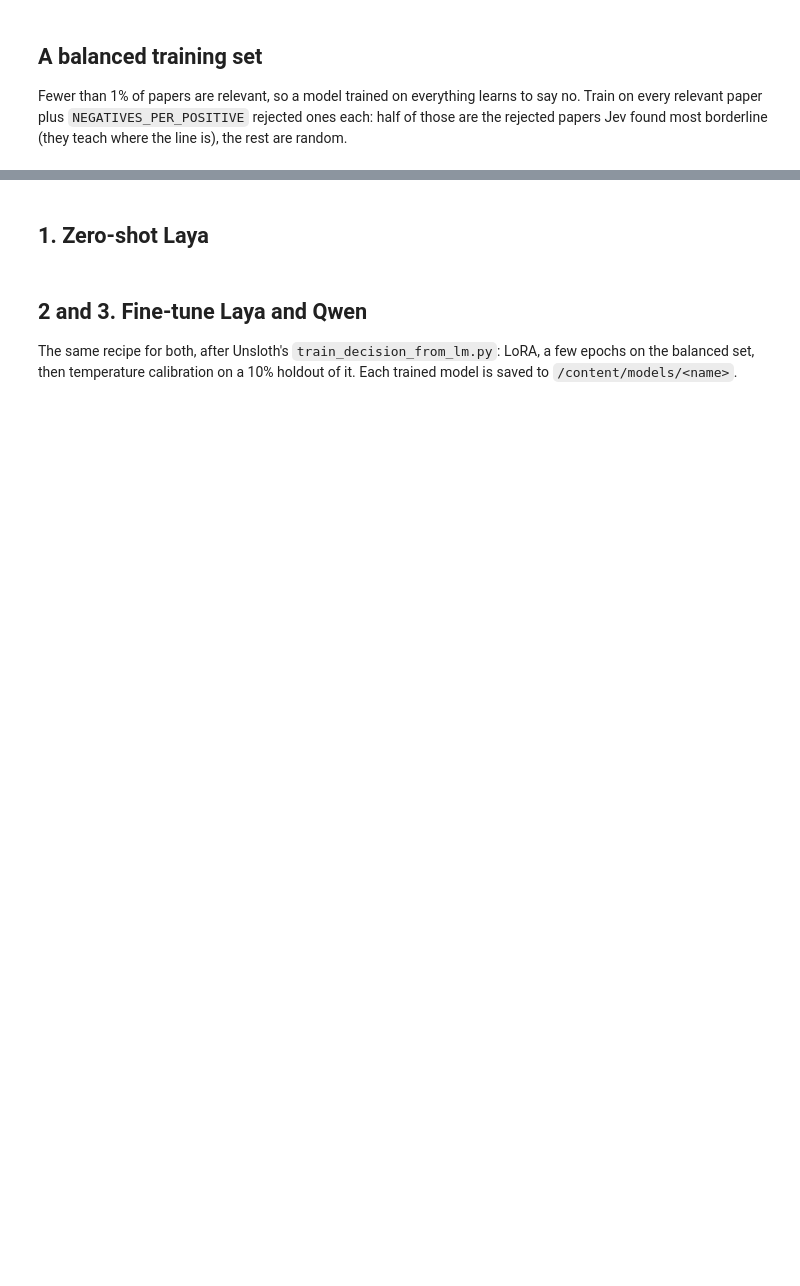
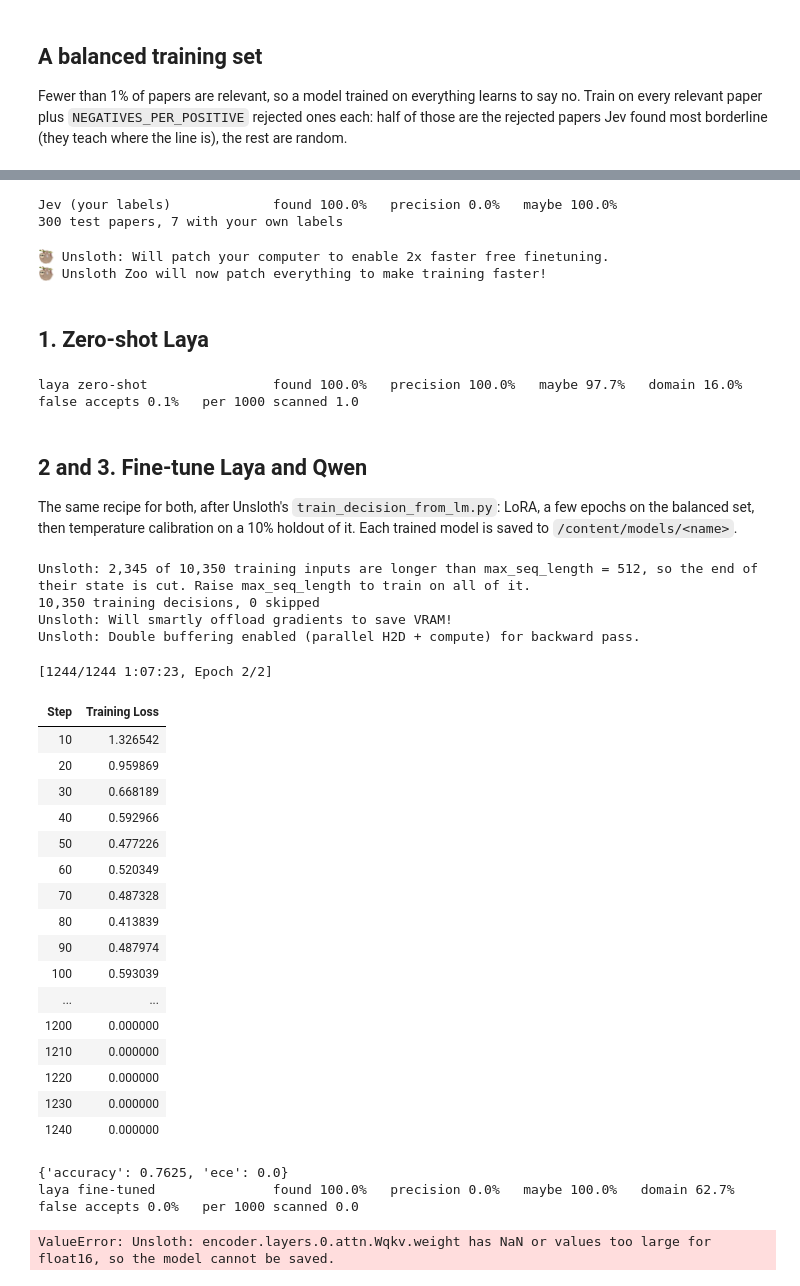
Before and after one commit to matgolabek/arxiv-jev-scan, a Jupyter notebook: notebooks/train_decision_model.ipynb, the cells around one changed output, grey strips where cells are left out. Saved outputs shown, nothing was run; the diff lists cells and outputs as text; code cells hidden in the pictures; blank space fills up the shorter version.

```diff
--- a/notebooks/train_decision_model.ipynb
+++ b/notebooks/train_decision_model.ipynb
@@ -189,7 +175,7 @@ def yes_probability(answer):
     raise ValueError(f"no yes probability in {answer}")
 
 
-def score(probabilities, rows, accept=ACCEPT, reject=REJECT, domains=None):
+def score(probabilities, rows, accept=0.8, reject=0.2, domains=None):
     relevant = [gold_relevant(row) for row in rows]
     accepted = [p >= accept for p in probabilities]
     rejected = [p <= reject for p in probabilities]
@@ -207,7 +193,17 @@ def score(probabilities, rows, accept=ACCEPT, reject=REJECT, domains=None):
     return result
 
 
-def false_accepts(negative_probabilities, accept=ACCEPT):
+def suggest_thresholds(probabilities, rows, target_found=0.95, target_precision=0.9):
+    # Highest reject threshold (at most 0.5) that still finds target_found of the relevant
+    # papers, and the lowest accept threshold at least 0.1 above it whose accepted papers are
+    # at least target_precision relevant. The limits keep a margin for papers unlike the test set.
+    steps = [i / 100 for i in range(1, 100)]
+    reject = max([t for t in steps if t <= 0.5 and score(probabilities, rows, 1.01, t)["found"] >= target_found], default=0.01)
+    accept = min([t for t in steps if t >= reject + 0.1 and score(probabilities, rows, t, 0.0)["precision"] >= target_precision], default=0.99)
+    return accept, reject
+
+
+def false_accepts(negative_probabilities, accept=0.8):
     rate = sum(p >= accept for p in negative_probabilities) / max(1, len(negative_probabilities))
     return {"false accepts": rate, "per 1000 scanned": rate * NEGATIVE_SHARE * 1000}
 
@@ -225,6 +221,9 @@ human_test = [row for row in test_rows if row["label_source"] == "human"]
 if human_test:
     show("Jev (your labels)", score([jev_probability(row) or 0.0 for row in human_test], human_test))
 print(f"{len(test_rows)} test papers, {len(human_test)} with your own labels")
+# %% [output]
+Jev (your labels)             found 100.0%   precision 0.0%   maybe 100.0%
+300 test papers, 7 with your own labels
 # %%
 import torch
 from unsloth import DecisionTrainer, FastDecisionModel
@@ -232,20 +231,13 @@ from transformers import TrainingArguments
 
 
 def predict_all(model, tokenizer, rows):
-    # One question per request, like a scan: relevance alone, then the sub-topic on its own.
     FastDecisionModel.for_inference(model)
     probabilities, domains = [], []
     for row in rows:
-        questions = json.loads(row["questions"])
-        answer = FastDecisionModel.predict(model, tokenizer, row["state"], {RELEVANCE: questions[RELEVANCE]})
-        probabilities.append(yes_probability(answer[RELEVANCE]))
-        others = [name for name in questions if name != RELEVANCE]
-        if others:
-            name = others[0]
-            answer = FastDecisionModel.predict(model, tokenizer, row["state"], {name: questions[name]})
-            domains.append(answer[name].get("answer"))
-        else:
-            domains.append(None)
+        answers = FastDecisionModel.predict(model, tokenizer, row["state"], json.loads(row["questions"]))
+        probabilities.append(yes_probability(answers[RELEVANCE]))
+        others = [answer for name, answer in answers.items() if name != RELEVANCE]
+        domains.append(others[0].get("answer") if others else None)
     return probabilities, domains
 
 
@@ -260,13 +252,18 @@ def free_gpu():
     import gc
     gc.collect()
     torch.cuda.empty_cache()
+# %% [output]
+🦥 Unsloth: Will patch your computer to enable 2x faster free finetuning.
+🦥 Unsloth Zoo will now patch everything to make training faster!
 # %% [markdown]
 ## 1. Zero-shot Laya
 # %%
-model, tokenizer = FastDecisionModel.from_pretrained(MODELS["laya"], max_seq_length=MAX_SEQ_LENGTH["laya"])
+model, tokenizer = FastDecisionModel.from_pretrained(MODELS["laya"], max_seq_length=512)
 evaluate("laya zero-shot", model, tokenizer)
 del model
 free_gpu()
+# %% [output]
+laya zero-shot                found 100.0%   precision 100.0%   maybe 97.7%   domain 16.0%   false accepts 0.1%   per 1000 scanned 1.0
 # %% [markdown]
 ## 2 and 3. Fine-tune Laya and Qwen
 
@@ -278,7 +275,7 @@ def fine_tune(name, max_seq_length):
     model, tokenizer = FastDecisionModel.from_pretrained(
         MODELS[name], max_seq_length=max_seq_length, random_state=SEED,
     )
-    items, report = FastDecisionModel.build_dataset(one_question_each(train_subset), tokenizer, model)
+    items, report = FastDecisionModel.build_dataset(train_subset, tokenizer, model)
     print(f"{len(items):,} training decisions, {report['skipped']} skipped {report['reason'] or ''}")
     train, holdout = FastDecisionModel.split_holdout(items, SEED)
 
@@ -316,5 +313,31 @@ def fine_tune(name, max_seq_length):
     del model, trainer
     free_gpu()
 # %%
-fine_tune("laya", max_seq_length=MAX_SEQ_LENGTH["laya"])
+fine_tune("laya", max_seq_length=512)
+# %% [output]
+Unsloth: 2,345 of 10,350 training inputs are longer than max_seq_length = 512, so the end of their state is cut. Raise max_seq_length to train on all of it.
+10,350 training decisions, 0 skipped
+Unsloth: Will smartly offload gradients to save VRAM!
+Unsloth: Double buffering enabled (parallel H2D + compute) for backward pass.
+[1244/1244 1:07:23, Epoch 2/2]
+| Step | Training Loss |
+| 10 | 1.326542 |
+| 20 | 0.959869 |
+| 30 | 0.668189 |
+| 40 | 0.592966 |
+| 50 | 0.477226 |
+| 60 | 0.520349 |
+| 70 | 0.487328 |
+| 80 | 0.413839 |
+| 90 | 0.487974 |
+| 100 | 0.593039 |
+| ... | ... |
+| 1200 | 0.000000 |
+| 1210 | 0.000000 |
+| 1220 | 0.000000 |
+| 1230 | 0.000000 |
+| 1240 | 0.000000 |
+{'accuracy': 0.7625, 'ece': 0.0}
+laya fine-tuned               found 100.0%   precision 0.0%   maybe 100.0%   domain 62.7%   false accepts 0.0%   per 1000 scanned 0.0
+ValueError: Unsloth: encoder.layers.0.attn.Wqkv.weight has NaN or values too large for float16, so the model cannot be saved.
 # %%
```
Also changed, not shown: parts of 14 cells of this notebook.
